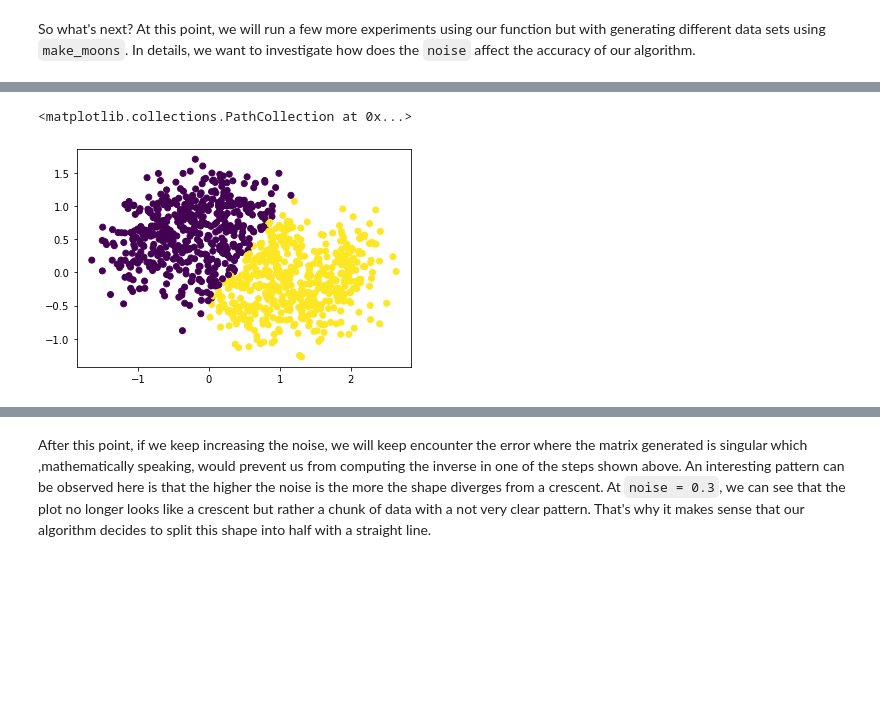
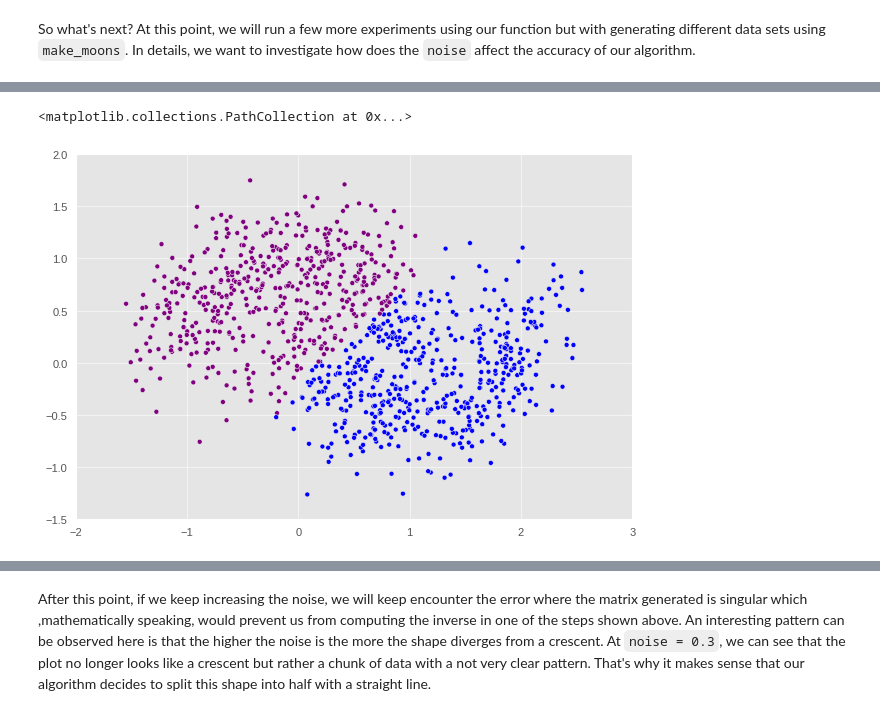
Before and after one commit to blackbox2718/blackbox2718.github.io, a Jupyter notebook: _jupyter/2021-04-30-homework2.ipynb, the cells around one changed output, grey strips where cells are left out. Saved outputs shown, nothing was run; the diff lists cells and outputs as text; code cells hidden in the pictures; blank space fills up the shorter version.

```diff
--- a/_jupyter/2021-04-30-homework2.ipynb
+++ b/_jupyter/2021-04-30-homework2.ipynb
@@ -25,6 +25,7 @@ import numpy as np
 from sklearn import datasets
 from matplotlib import pyplot as plt
 # %%
+plt.style.use('ggplot')
 # number of data points
 n = 200
 
@@ -45,7 +46,10 @@ from sklearn.cluster import KMeans
 km = KMeans(n_clusters = 2)
 km.fit(X)
 
+color_map = {0: 'blue', 1: 'purple'}
+label = [color_map[x] for x in km.predict(X)]
+
 # plot with color indication for each cluster
-plt.scatter(X[:,0], X[:,1], c = km.predict(X))
+plt.scatter(X[:,0], X[:,1], c = label)
 # %% [output]
 <matplotlib.collections.PathCollection at 0x...>
@@ -408,10 +416,11 @@ plt.scatter(X[:, 0], X[:, 1], c=spectral_clustering(X, epsilon=0.4))
 # %%
 # + .15 to the noise
 X, y = datasets.make_moons(n_samples=n, shuffle=True, noise=0.3, random_state=None)
-plt.scatter(X[:, 0], X[:, 1], c=spectral_clustering(X, epsilon=0.4))
+label = [color_map[x] for x in spectral_clustering(X, epsilon=0.4)]
+plt.scatter(X[:, 0], X[:, 1], c=label)
 # %% [output]
 <matplotlib.collections.PathCollection at 0x...>
-[figure, old version]
+[figure, new version]
 # %%
 # + .1 to the noise
 X, y = datasets.make_moons(n_samples=n, shuffle=True, noise=0.4, random_state=None)
```
Also changed, not shown: parts of 22 cells of this notebook, 18 other files.
